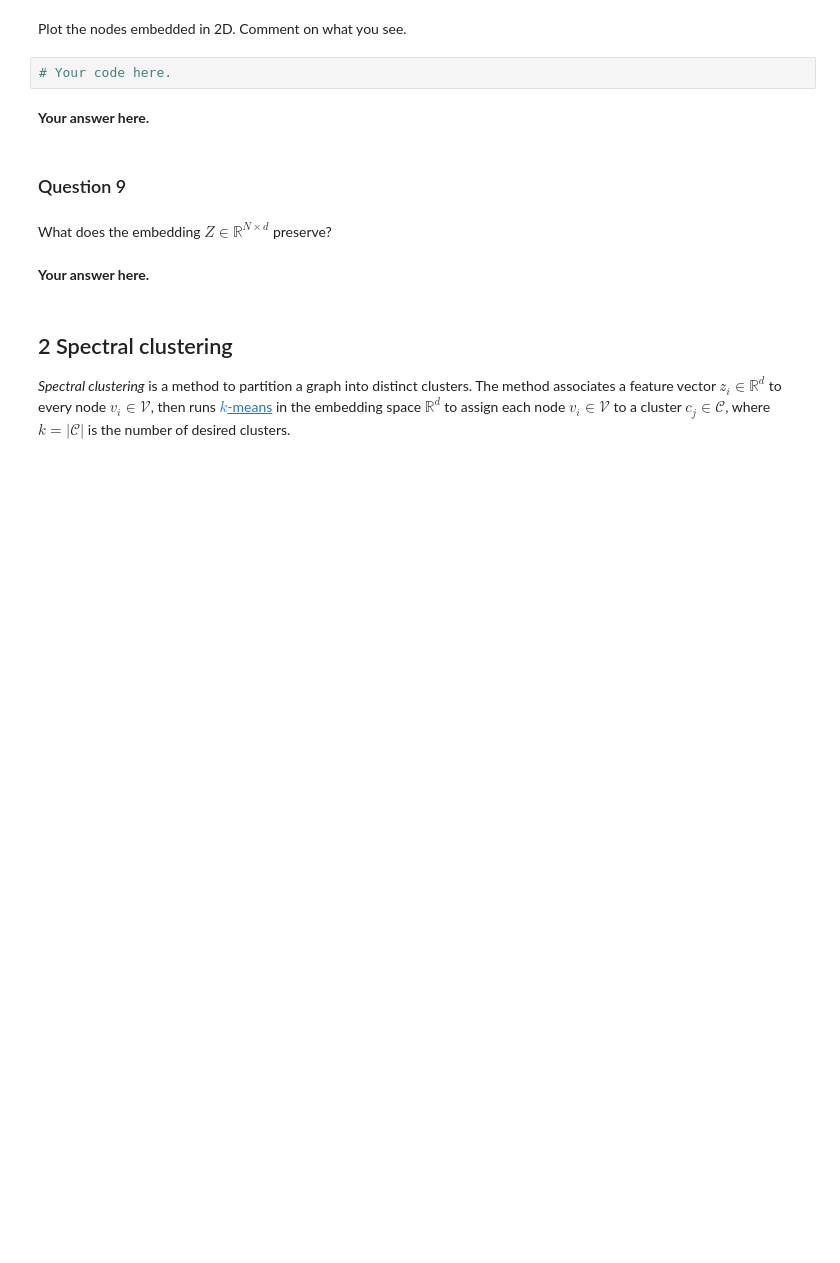
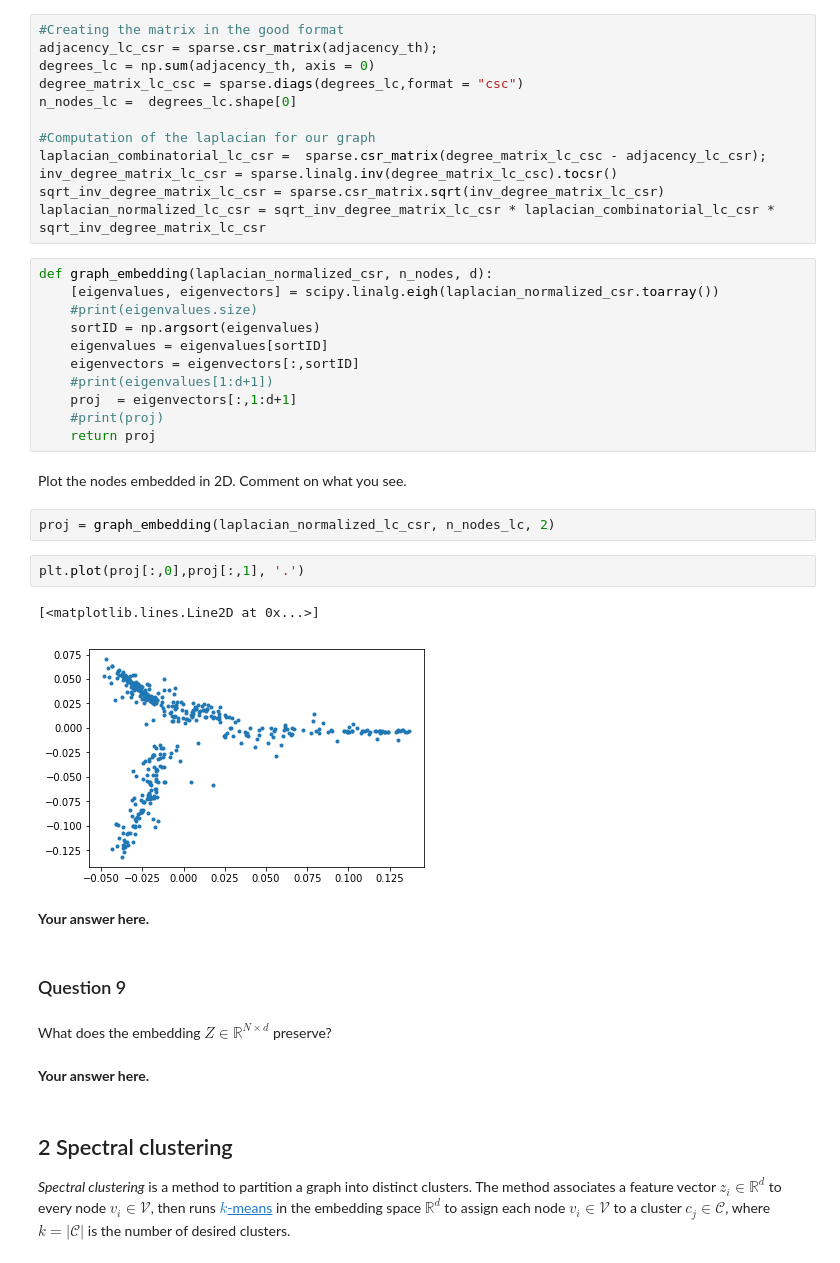
Before and after one commit to csordas1020/NTDS_group_6, a Jupyter notebook: milestones/3_spectral_graph_theory.ipynb, the cells around one changed output. Drawn from its saved outputs; the diff is of its cells as text; blank space fills up the shorter version.

```diff
--- a/milestones/3_spectral_graph_theory.ipynb
+++ b/milestones/3_spectral_graph_theory.ipynb
@@ -168,7 +185,35 @@ A partial eigendecomposition scales as $\Omega(k |\mathcal{E}|$), while a comple
+# %%
+#Creating the matrix in the good format
+adjacency_lc_csr = sparse.csr_matrix(adjacency_th);
+degrees_lc = np.sum(adjacency_th, axis = 0)
+degree_matrix_lc_csc = sparse.diags(degrees_lc,format = "csc")
+n_nodes_lc =  degrees_lc.shape[0]
+
+#Computation of the laplacian for our graph
+laplacian_combinatorial_lc_csr =  sparse.csr_matrix(degree_matrix_lc_csc - adjacency_lc_csr);
+inv_degree_matrix_lc_csr = sparse.linalg.inv(degree_matrix_lc_csc).tocsr()
+sqrt_inv_degree_matrix_lc_csr = sparse.csr_matrix.sqrt(inv_degree_matrix_lc_csr)
+laplacian_normalized_lc_csr = sqrt_inv_degree_matrix_lc_csr * laplacian_combinatorial_lc_csr * sqrt_inv_degree_matrix_lc_csr
+# %%
+def graph_embedding(laplacian_normalized_csr, n_nodes, d):
+    [eigenvalues, eigenvectors] = scipy.linalg.eigh(laplacian_normalized_csr.toarray())
+    #print(eigenvalues.size)
+    sortID = np.argsort(eigenvalues)
+    eigenvalues = eigenvalues[sortID]
+    eigenvectors = eigenvectors[:,sortID]
+    #print(eigenvalues[1:d+1])
+    proj  = eigenvectors[:,1:d+1]
+    #print(proj)
+    return proj
 # %% [markdown]
 Plot the nodes embedded in 2D. Comment on what you see.
-# %%
-# Your code here.
+# %%
+proj = graph_embedding(laplacian_normalized_lc_csr, n_nodes_lc, 2)
+# %%
+plt.plot(proj[:,0],proj[:,1], '.')
+# %% [output]
+[<matplotlib.lines.Line2D at 0x...>]
+[figure, added]
 # %% [markdown]
 **Your answer here.**
 # %% [markdown]
```
Also changed, not shown: parts of 9 cells of this notebook.
